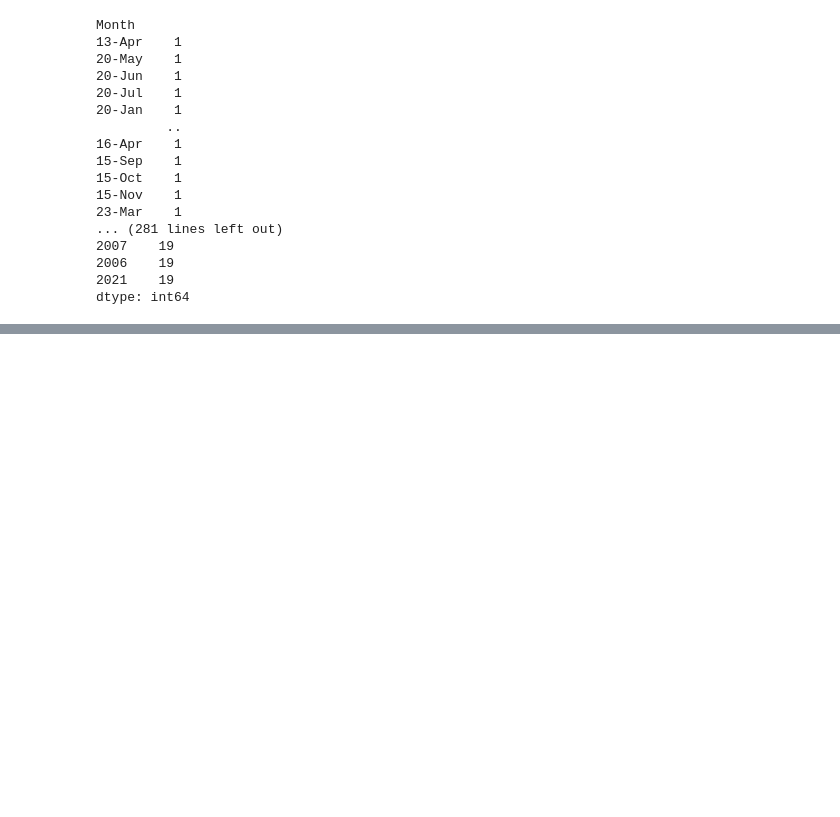
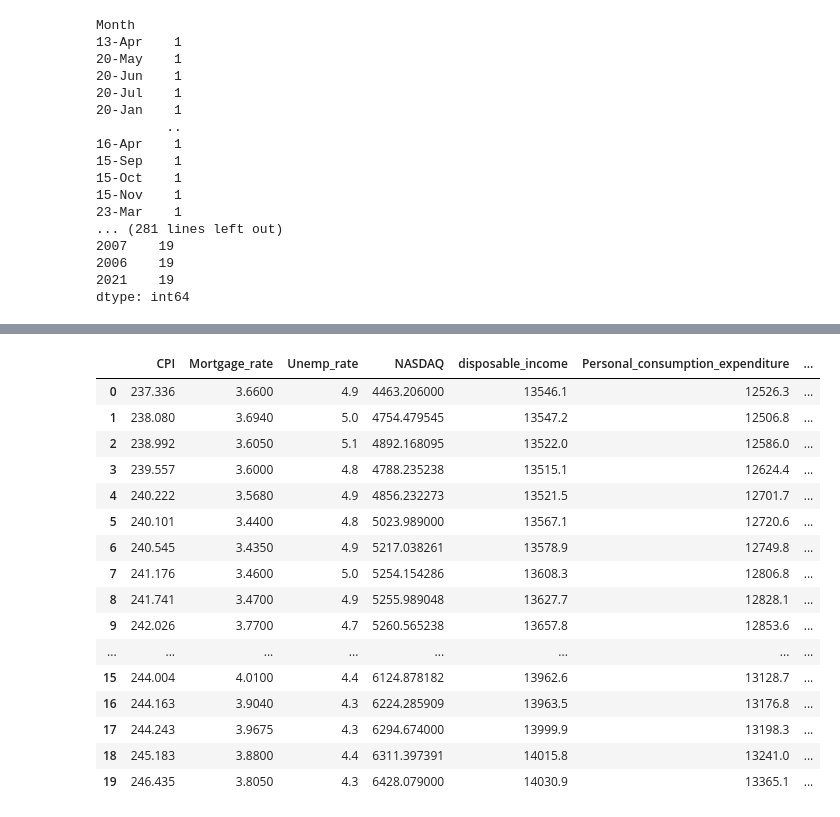
Before and after one commit to anishmitra9666/Week-2-and-3-deliverables, a Jupyter notebook: Dataglaciertaxicode04122023 (3).ipynb, the cells around one changed output, grey strips where cells are left out. Cells and saved outputs as stored; diff of their text form; code cells hidden in the pictures; blank space fills up the shorter version.

```diff
--- a/Dataglaciertaxicode04122023 (3).ipynb
+++ b/Dataglaciertaxicode04122023 (3).ipynb
@@ -503,0 +545,5 @@ dtype: int64
+# %%
+for x in df7['Date'], df6['date'], df5['Month']:
+    for y in x:
+        print(y)
+        print(type(y))
@@ -503,0 +632,9 @@ dtype: int64
+# %%
+#Creating a master dataset with each and every month
+#Firstly, narrowing dates to the timeframe
+df5narrowed = df5[(df5['Month']<datetime(2019,1,1)) & (df5['Month']>datetime(2016,1,30))]
+df6narrowed = df6[(df6['date']<datetime(2019,1,1)) & (df6['date']>datetime(2016,1,30))]
+df7narrowed = df7[(df7['Date']<datetime(2019,1,1)) & (df7['Date']>datetime(2016,1,30))]
+for x in df5narrowed, df6narrowed, df7narrowed:
+    a = x.describe(include = 'datetime')
+    print(a)
@@ -503,0 +659,33 @@ dtype: int64
+# %%
+from pandasql import sqldf
+
+query = '''
+SELECT *
+FROM df6narrowed
+INNER JOIN df5narrowed
+ON df6narrowed.date = df5narrowed.Month
+'''
+
+dfext = sqldf(query)
+
+dfext = dfext.drop('Month', axis = 1)
+
+dfext.head(n=20)
+# %% [output]
+|  | CPI | Mortgage_rate | Unemp_rate | NASDAQ | disposable_income | Personal_consumption_expenditure | ... |
+| 0 | 237.336 | 3.6600 | 4.9 | 4463.206000 | 13546.1 | 12526.3 | ... |
+| 1 | 238.080 | 3.6940 | 5.0 | 4754.479545 | 13547.2 | 12506.8 | ... |
+| 2 | 238.992 | 3.6050 | 5.1 | 4892.168095 | 13522.0 | 12586.0 | ... |
+| 3 | 239.557 | 3.6000 | 4.8 | 4788.235238 | 13515.1 | 12624.4 | ... |
+| 4 | 240.222 | 3.5680 | 4.9 | 4856.232273 | 13521.5 | 12701.7 | ... |
+| 5 | 240.101 | 3.4400 | 4.8 | 5023.989000 | 13567.1 | 12720.6 | ... |
+| 6 | 240.545 | 3.4350 | 4.9 | 5217.038261 | 13578.9 | 12749.8 | ... |
+| 7 | 241.176 | 3.4600 | 5.0 | 5254.154286 | 13608.3 | 12806.8 | ... |
+| 8 | 241.741 | 3.4700 | 4.9 | 5255.989048 | 13627.7 | 12828.1 | ... |
+| 9 | 242.026 | 3.7700 | 4.7 | 5260.565238 | 13657.8 | 12853.6 | ... |
+| ... | ... | ... | ... | ... | ... | ... | ... |
+| 15 | 244.004 | 4.0100 | 4.4 | 6124.878182 | 13962.6 | 13128.7 | ... |
+| 16 | 244.163 | 3.9040 | 4.3 | 6224.285909 | 13963.5 | 13176.8 | ... |
+| 17 | 244.243 | 3.9675 | 4.3 | 6294.674000 | 13999.9 | 13198.3 | ... |
+| 18 | 245.183 | 3.8800 | 4.4 | 6311.397391 | 14015.8 | 13241.0 | ... |
+| 19 | 246.435 | 3.8050 | 4.3 | 6428.079000 | 14030.9 | 13365.1 | ... |
```
Also changed, not shown: parts of 9 cells of this notebook, 7 other files.
